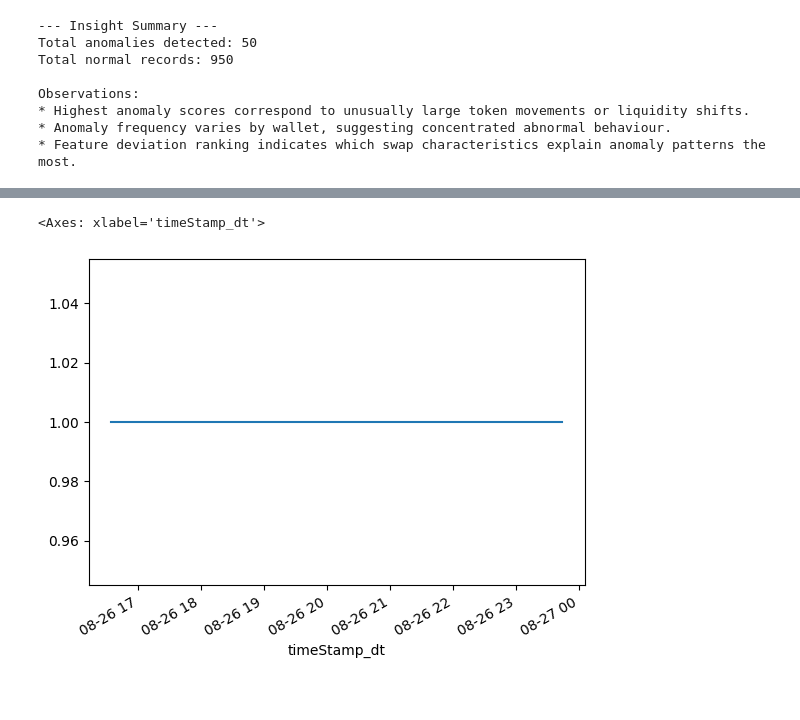
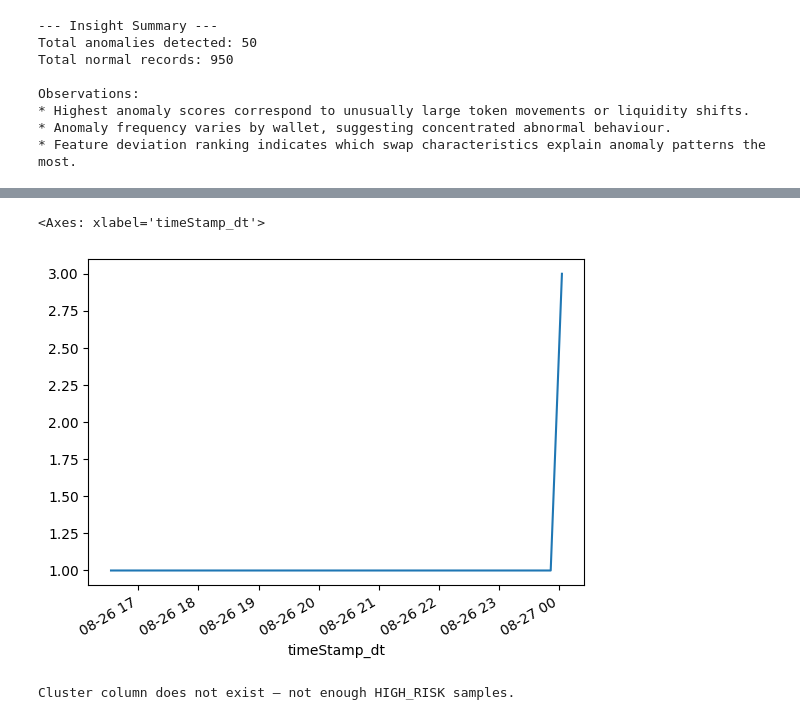
Before and after one commit to minaozdogan/Blockchain-Smart-Contract-Transaction-Anomaly-Detection-Project, a Jupyter notebook: notebooks/data_collection _preprocessing.ipynb, the cells around one changed output, grey strips where cells are left out. Drawn from its saved outputs; the diff is of its cells as text; code cells hidden in the pictures.

```diff
--- a/notebooks/data_collection.ipynb
+++ b/notebooks/data_collection _preprocessing.ipynb
@@ -560,0 +561,4 @@ data_scaled.head()
+# %%
+with open("../data/processed/feature_names.txt", "w") as f:
+    for col in numeric_features:
+        f.write(col + "\n")
@@ -878,9 +926,9 @@ Name: ae_error, dtype: float64
 # %%
-# 95th percentile as anomaly threshold
-threshold = np.percentile(reconstruction_error, 95)
+# 95th percentile threshold from AE reconstruction error
+threshold = data_scaled["ae_error"].quantile(0.95)
 print("Autoencoder threshold (95th percentile):", threshold)
 
-# -1 = anomaly, 1 = normal (same convention as Isolation Forest)
+# -1 = anomaly, 1 = normal
 data_scaled["ae_anomaly"] = np.where(
     data_scaled["ae_error"] > threshold,
     -1,
@@ -964,16 +982,15 @@ data_scaled["risk_score"] = (
 # ---------------------------------------------------------
 # Assign risk categories using score thresholds
 # ---------------------------------------------------------
-
-def risk_category(score):
-    if score >= 0.85:
+def risk_category(row):
+    if row["isolation_forest_anomaly"] == -1 and row["ae_anomaly"] == -1:
         return "HIGH_RISK"
-    elif score >= 0.60:
+    elif row["isolation_forest_anomaly"] == -1 or row["ae_anomaly"] == -1:
         return "MEDIUM_RISK"
     else:
         return "LOW_RISK"
 
-data_scaled["risk_category"] = data_scaled["risk_score"].apply(risk_category)
+data_scaled["risk_category"] = data_scaled.apply(risk_category, axis=1)
 # %%
 # ---------------------------------------------------------
 # Filter data by risk category
@@ -1009,5 +1050,21 @@ scaled_cols = [
 
 X_high = high_risk[scaled_cols]
 
-kmeans = KMeans(n_clusters=2, random_state=42)
-high_risk["cluster"] = kmeans.fit_predict(X_high)
+
+
+
+if len(high_risk) >= 2:
+    kmeans = KMeans(n_clusters=2, random_state=42)
+
+    data_scaled.loc[
+        data_scaled["risk_category"] == "HIGH_RISK",
+        "cluster"
+    ] = kmeans.fit_predict(
+        data_scaled.loc[
+            data_scaled["risk_category"] == "HIGH_RISK",
+            scaled_cols
+        ]
+    )
+
+else:
+    print("Not enough HIGH_RISK samples for clustering:", len(high_risk))
@@ -1097,8 +1154,18 @@ recipient
 Name: count, dtype: int64
 # %%
-high_risk.groupby("timeStamp_dt").size().plot(kind="line")
+(high_risk
+ .groupby("timeStamp_dt")
+ .size()
+ .sort_index()
+ .plot(kind="line"))
 # %% [output]
 <Axes: xlabel='timeStamp_dt'>
-[figure, old version]
+[figure, new version]
 # %%
-cluster_profile = high_risk.groupby("cluster")[scaled_cols].mean()
+if "cluster" in high_risk.columns:
+    cluster_profile = high_risk.groupby("cluster")[scaled_cols].mean()
+    print(cluster_profile)
+else:
+    print("Cluster column does not exist — not enough HIGH_RISK samples.")
+# %% [output]
+Cluster column does not exist — not enough HIGH_RISK samples.
```
Also changed, not shown: parts of 31 cells of this notebook, 9 other files.
